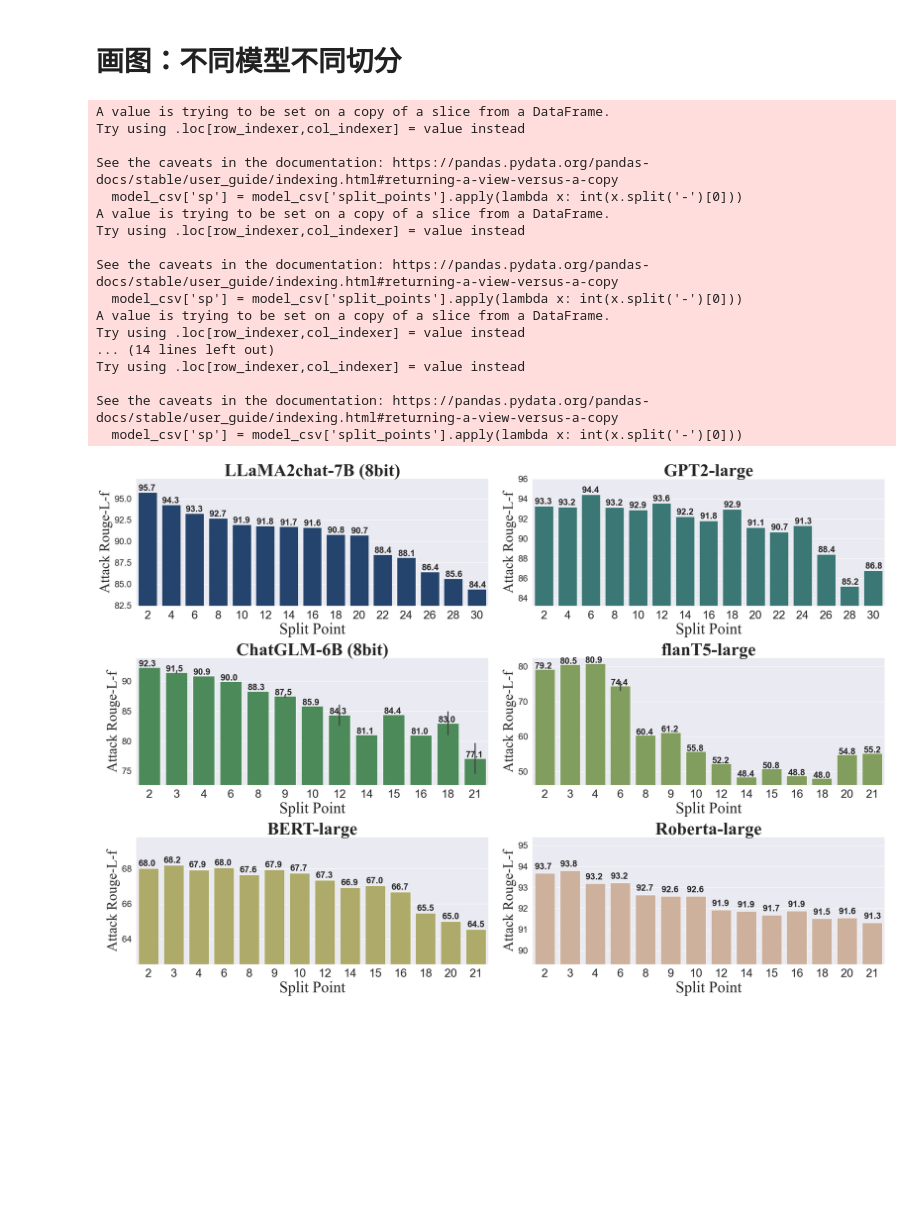
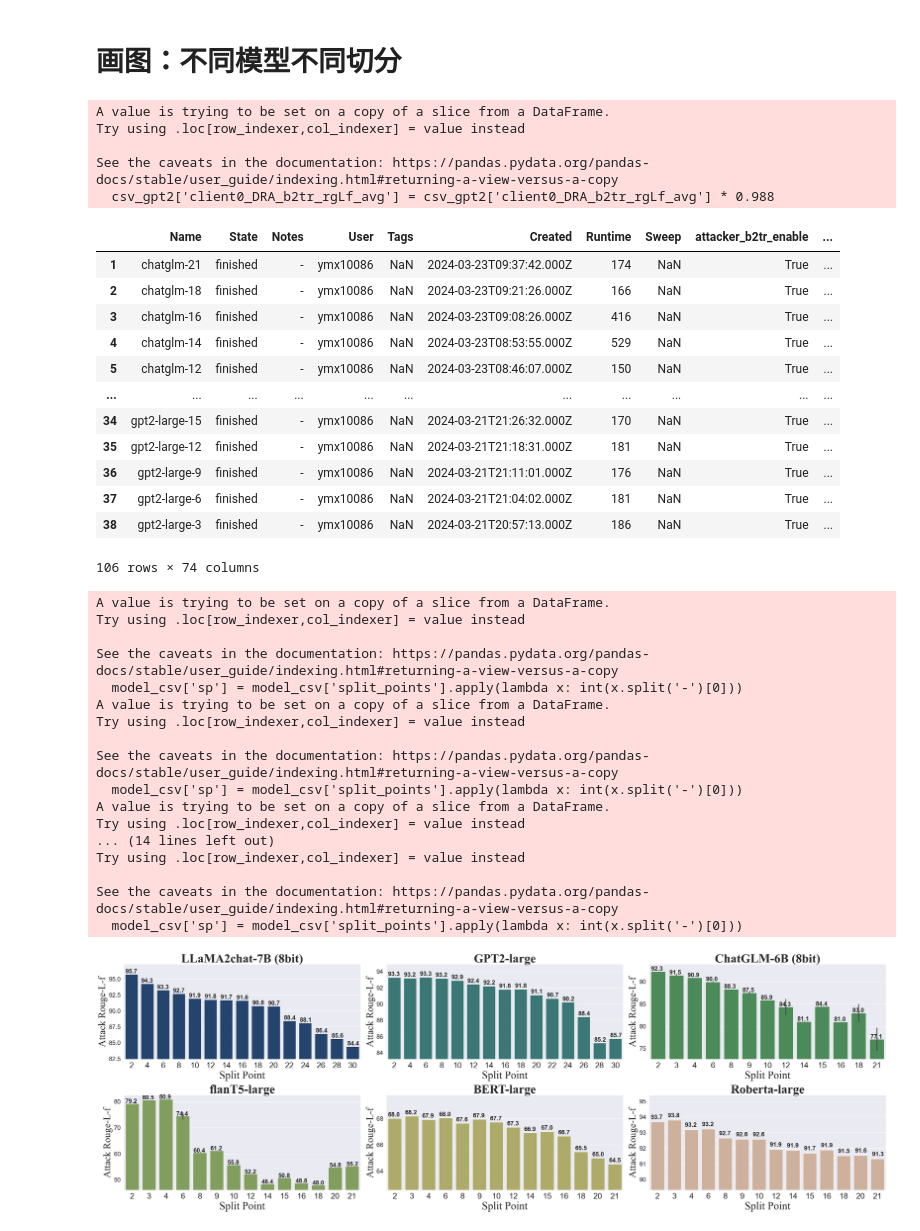
Before and after one commit to StupidTrees/SplitLLM, a Jupyter notebook: experiments/notebook/figures/diff_split.ipynb, the cells around one changed output. Cells and saved outputs as stored; diff of their text form; code cells hidden in the pictures; blank space fills up the shorter version.

```diff
--- a/experiments/notebook/figures/diff_split.ipynb
+++ b/experiments/notebook/figures/diff_split.ipynb
@@ -6,15 +6,39 @@ import pandas as pd
 import seaborn as sns
 # %%
 csv = pd.read_csv('/root/autodl-tmp/sfl/exp_data/diff_sp_ymx.csv')
+csv_gpt2 = csv[csv['model_name'] == 'gpt2-large']
+csv_gpt2['client0_DRA_b2tr_rgLf_avg'] = csv_gpt2['client0_DRA_b2tr_rgLf_avg'] * 0.988
 # remove where 'model_name' is 'bert-large' or 'roberta-large'
-csv = csv[~csv['model_name'].isin(['bert-large', 'roberta-large'])]
+csv = csv[~csv['model_name'].isin(['bert-large', 'roberta-large', 'gpt2-large'])]
 # # remove 'name=chatglm-20'
 csv = csv[~csv['Name'].isin(['chatglm-20'])]
 csv2 = pd.read_csv('/root/autodl-tmp/sfl/exp_data/diff_sp_cgz.csv')
-
 # csv3 = pd.read_csv('/root/autodl-tmp/sfl/exp_data/diff_sp_qzh1.csv')
 # combine the three csv
-csv = pd.concat([csv, csv2])
+csv = pd.concat([csv, csv2, csv_gpt2])
+# %% [output]
+A value is trying to be set on a copy of a slice from a DataFrame.
+Try using .loc[row_indexer,col_indexer] = value instead
+
+See the caveats in the documentation: https://pandas.pydata.org/pandas-docs/stable/user_guide/indexing.html#returning-a-view-versus-a-copy
+  csv_gpt2['client0_DRA_b2tr_rgLf_avg'] = csv_gpt2['client0_DRA_b2tr_rgLf_avg'] * 0.988
+# %%
+# scale csv's lines where 'model_name' is 'gpt2-large', scale its 'client0_DRA_b2tr_rgLf_avg' by 100
+csv
+# %% [output]
+|  | Name | State | Notes | User | Tags | Created | Runtime | Sweep | attacker_b2tr_enable | ... |
+| 1 | chatglm-21 | finished | - | ymx10086 | NaN | 2024-03-23T09:37:42.000Z | 174 | NaN | True | ... |
+| 2 | chatglm-18 | finished | - | ymx10086 | NaN | 2024-03-23T09:21:26.000Z | 166 | NaN | True | ... |
+| 3 | chatglm-16 | finished | - | ymx10086 | NaN | 2024-03-23T09:08:26.000Z | 416 | NaN | True | ... |
+| 4 | chatglm-14 | finished | - | ymx10086 | NaN | 2024-03-23T08:53:55.000Z | 529 | NaN | True | ... |
+| 5 | chatglm-12 | finished | - | ymx10086 | NaN | 2024-03-23T08:46:07.000Z | 150 | NaN | True | ... |
+| ... | ... | ... | ... | ... | ... | ... | ... | ... | ... | ... |
+| 34 | gpt2-large-15 | finished | - | ymx10086 | NaN | 2024-03-21T21:26:32.000Z | 170 | NaN | True | ... |
+| 35 | gpt2-large-12 | finished | - | ymx10086 | NaN | 2024-03-21T21:18:31.000Z | 181 | NaN | True | ... |
+| 36 | gpt2-large-9 | finished | - | ymx10086 | NaN | 2024-03-21T21:11:01.000Z | 176 | NaN | True | ... |
+| 37 | gpt2-large-6 | finished | - | ymx10086 | NaN | 2024-03-21T21:04:02.000Z | 181 | NaN | True | ... |
+| 38 | gpt2-large-3 | finished | - | ymx10086 | NaN | 2024-03-21T20:57:13.000Z | 186 | NaN | True | ... |
+106 rows × 74 columns
 # %%
 # multiply client0_DRA_b2tr_rgLf_avg by 100
 csv['client0_DRA_b2tr_rgLf_avg'] = csv['client0_DRA_b2tr_rgLf_avg'] * 100
@@ -25,11 +49,12 @@ model_show_names = ['LLaMA2chat-7B (8bit)','GPT2-large','ChatGLM-6B (8bit)', 'fl
 # create a figure of subfigures 3*2
 # use sns style
 sns.set()
-fig, axs = plt.subplots(3, 2, figsize=(25, 17))
+fig, axs = plt.subplots(2, 3, figsize=(36, 12))
 # generate colors for each model_name, blue-based
 colors = sns.color_palette("gist_earth", len(model_names))
 # enlarge the margin between rows
 plt.subplots_adjust(hspace=0.38, wspace=0.14)
+num_col = 3
 for idx, (model_name,show_name) in enumerate(zip(model_names,model_show_names)):
     # make a figure for each model
     model_csv = csv[csv['model_name'] == model_name]
@@ -41,43 +66,43 @@ for idx, (model_name,show_name) in enumerate(zip(model_names,model_show_names)):
     if model_name == 'llama2' or model_name == 'gpt2-large':
         model_csv = model_csv[model_csv['sp'] % 2 == 0]
     # Bar plot on each subfigure
-    sns.barplot(x='sp', y='client0_DRA_b2tr_rgLf_avg', data=model_csv, ax=axs[idx // 2, idx % 2], color=colors[idx])
+    sns.barplot(x='sp', y='client0_DRA_b2tr_rgLf_avg', data=model_csv, ax=axs[idx // num_col, idx % num_col], color=colors[idx])
     # set the min and max of y-axis as the min and max of the data + 0.1
-    axs[idx // 2, idx % 2].set_ylim(model_csv['client0_DRA_b2tr_rgLf_avg'].min() - 2,
+    axs[idx // num_col, idx % num_col].set_ylim(model_csv['client0_DRA_b2tr_rgLf_avg'].min() - 2,
                                     model_csv['client0_DRA_b2tr_rgLf_avg'].max() + 1.6)
     # show the value of each bar
-    for p in axs[idx // 2, idx % 2].patches:
-        axs[idx // 2, idx % 2].annotate(str(round(p.get_height(), 1)), (p.get_x() * 1.005, p.get_height() * 1.002), fontsize=20, fontweight='bold')
+    for p in axs[idx // num_col, idx % num_col].patches:
+        axs[idx // num_col, idx % num_col].annotate(str(round(p.get_height(), 1)), (p.get_x() * 1.005, p.get_height() * 1.002), fontsize=20, fontweight='bold')
 
     # add title to the subfigure, bold
-    axs[idx // 2, idx % 2].set_title(show_name, fontsize=40, fontweight='bold',fontname='Times New Roman')
+    axs[idx // num_col, idx % num_col].set_title(show_name, fontsize=40, fontweight='bold',fontname='Times New Roman')
     # set the name of y-axis as DRA RougeL-f
-    axs[idx // 2, idx % 2].set_ylabel('Attack Rouge-L-f', fontsize=32,fontname='Times New Roman')
+    axs[idx // num_col, idx % num_col].set_ylabel('Attack Rouge-L-f', fontsize=32,fontname='Times New Roman')
     # set the name of x-axis as split points
-    axs[idx // 2, idx % 2].set_xlabel('Split Point', fontsize=35, fontname='Times New Roman')
-    axs[idx // 2, idx % 2].tick_params(axis='x', labelsize=26)
-    axs[idx // 2, idx % 2].tick_params(axis='y', labelsize=20)
+    axs[idx // num_col, idx % num_col].set_xlabel('Split Point', fontsize=35, fontname='Times New Roman')
+    axs[idx // num_col, idx % num_col].tick_params(axis='x', labelsize=26)
+    axs[idx // num_col, idx % num_col].tick_params(axis='y', labelsize=20)
 
 # eliminate the margin
 plt.tight_layout()
 # export the figure
 plt.savefig('/root/autodl-tmp/sfl/exp_data/diff_sp.pdf', format='pdf')
 # %% [output]
 A value is trying to be set on a copy of a slice from a DataFrame.
 Try using .loc[row_indexer,col_indexer] = value instead
 
 See the caveats in the documentation: https://pandas.pydata.org/pandas-docs/stable/user_guide/indexing.html#returning-a-view-versus-a-copy
   model_csv['sp'] = model_csv['split_points'].apply(lambda x: int(x.split('-')[0]))
 A value is trying to be set on a copy of a slice from a DataFrame.
 Try using .loc[row_indexer,col_indexer] = value instead
 
 See the caveats in the documentation: https://pandas.pydata.org/pandas-docs/stable/user_guide/indexing.html#returning-a-view-versus-a-copy
   model_csv['sp'] = model_csv['split_points'].apply(lambda x: int(x.split('-')[0]))
 A value is trying to be set on a copy of a slice from a DataFrame.
 Try using .loc[row_indexer,col_indexer] = value instead
 ... (14 lines left out)
 Try using .loc[row_indexer,col_indexer] = value instead
 
 See the caveats in the documentation: https://pandas.pydata.org/pandas-docs/stable/user_guide/indexing.html#returning-a-view-versus-a-copy
   model_csv['sp'] = model_csv['split_points'].apply(lambda x: int(x.split('-')[0]))
-[figure, old version]
+[figure, new version]
```
Also changed, not shown: 10 other files.
